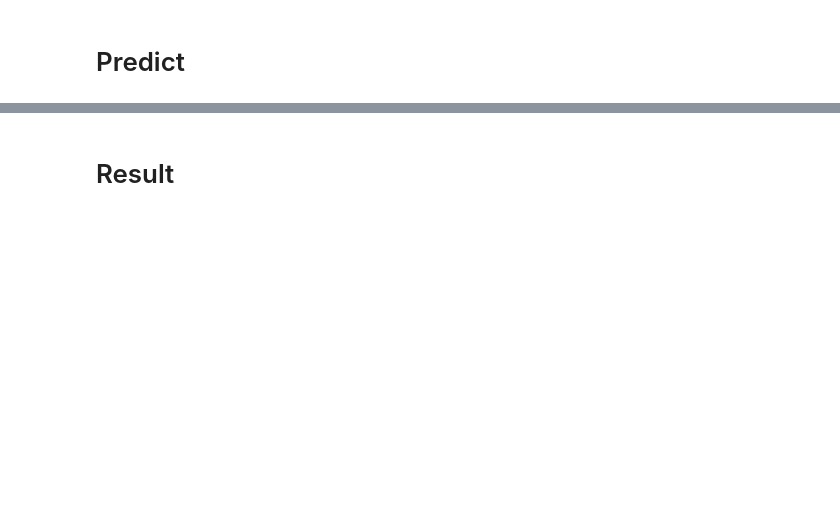
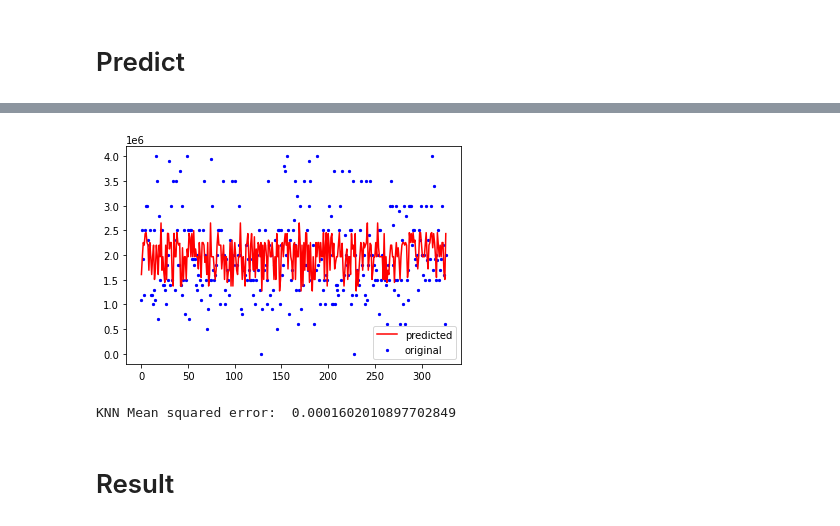
Before and after one commit to Boonichi/PredictMotelPriceinDN, a Jupyter notebook: main.ipynb, the cells around one changed output, grey strips where cells are left out. Cells and saved outputs as stored; diff of their text form; code cells hidden in the pictures; blank space fills up the shorter version.

```diff
--- a/main.ipynb
+++ b/main.ipynb
@@ -164,3 +174,9 @@ RandomForest Mean squared error:  0.00013188262715723342
+# %%
+knn = KNeighborsRegressor(n_neighbors=15)
+predicted_set, original_set = Get_Score(knn, 'KNN')
+# %% [output]
+[figure, added]
+KNN Mean squared error:  0.0001602010897702849
 # %% [markdown]
 # Result
 # %%
```
Also changed, not shown: parts of 9 cells of this notebook, 5 other files.
